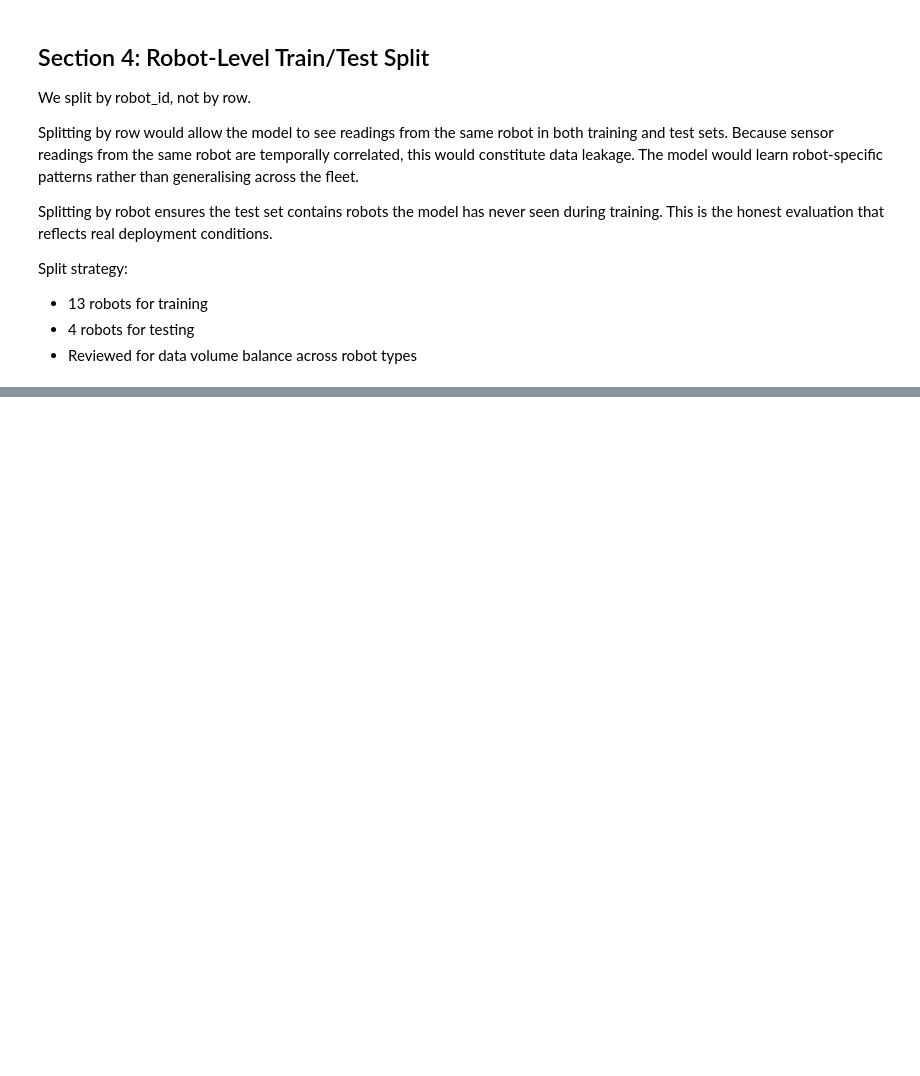
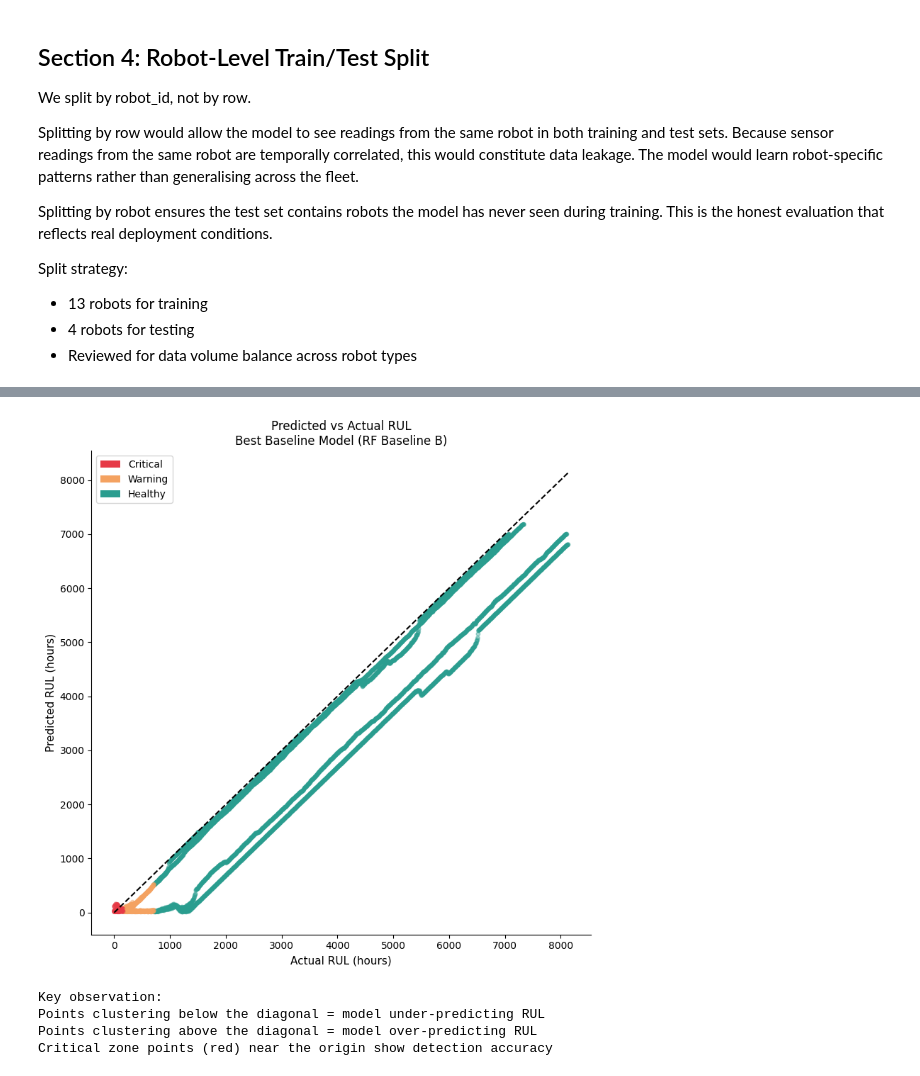
Before and after one commit to OluwamuyiwaJaiyeola/rul-predictive-maintenance, a Jupyter notebook: notebooks/03_baseline_modeling.ipynb, the cells around one changed output, grey strips where cells are left out. Cells and saved outputs as stored; diff of their text form; code cells hidden in the pictures; blank space fills up the shorter version.

```diff
--- a/notebooks/03_baseline_modeling.ipynb
+++ b/notebooks/03_baseline_modeling.ipynb
@@ -322,0 +1108,51 @@ Model types in test  : ['ARM-X7', 'ARM-X9']
+# %%
+# Predicted vs Actual RUL scatter plot
+# This shows where the model performs well and where it fails.
+# A perfect model would show all points on the diagonal line.
+# Clustering away from the diagonal reveals systematic prediction errors.
+
+fig, ax = plt.subplots(figsize=(8, 8))
+
+# Colour points by actual risk zone
+zone_colors = test_df["health_risk_label"].map({
+    "Critical": "#E63946",
+    "Warning" : "#F4A261",
+    "Healthy" : "#2A9D8F"
+})
+
+ax.scatter(y_test, y_pred_all, c=zone_colors, alpha=0.4, s=15)
+
+# Perfect prediction line
+max_val = max(y_test.max(), y_pred_all.max())
+ax.plot([0, max_val], [0, max_val], "k--", linewidth=1.5,
+        label="Perfect prediction")
+
+ax.set_xlabel("Actual RUL (hours)", fontsize=11)
+ax.set_ylabel("Predicted RUL (hours)", fontsize=11)
+ax.set_title("Predicted vs Actual RUL\nBest Baseline Model (RF Baseline B)",
+             fontsize=12)
+
+from matplotlib.patches import Patch
+legend_elements = [
+    Patch(facecolor="#E63946", label="Critical"),
+    Patch(facecolor="#F4A261", label="Warning"),
+    Patch(facecolor="#2A9D8F", label="Healthy"),
+]
+ax.legend(handles=legend_elements, loc="upper left")
+ax.spines[["top", "right"]].set_visible(False)
+
+plt.tight_layout()
+plt.savefig("../reports/figures/baseline_predicted_vs_actual.png",
+            dpi=300, bbox_inches="tight")
+plt.show()
+
+print("Key observation:")
+print("Points clustering below the diagonal = model under-predicting RUL")
+print("Points clustering above the diagonal = model over-predicting RUL")
+print("Critical zone points (red) near the origin show detection accuracy")
+# %% [output]
+[figure, added]
+Key observation:
+Points clustering below the diagonal = model under-predicting RUL
+Points clustering above the diagonal = model over-predicting RUL
+Critical zone points (red) near the origin show detection accuracy
```
Also changed, not shown: parts of 21 cells of this notebook, 1 other file.
